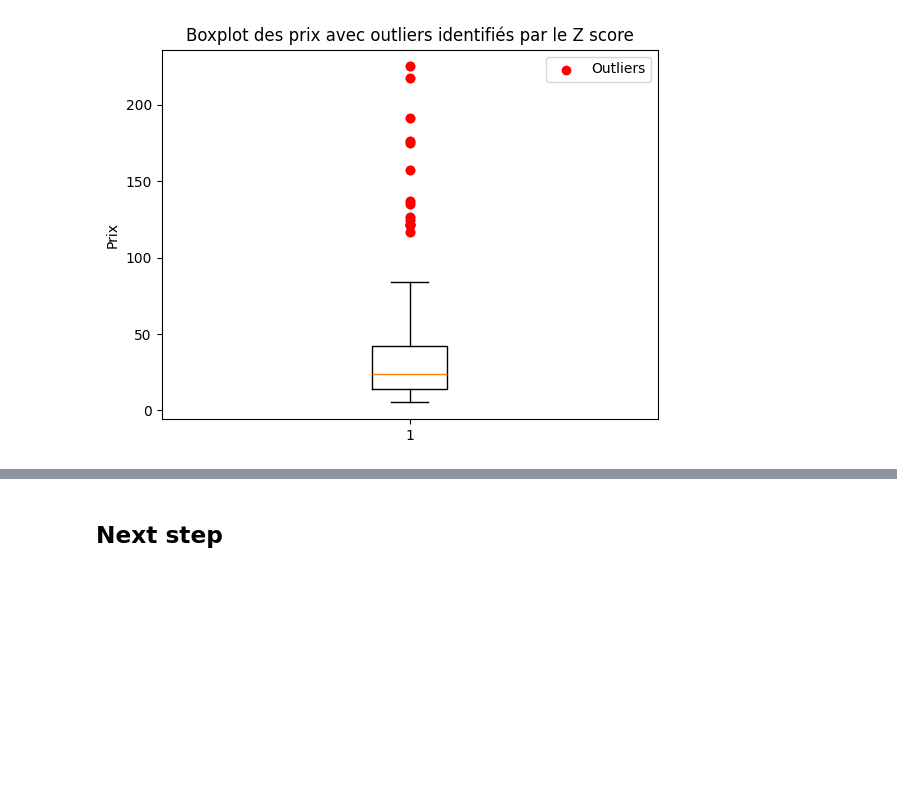
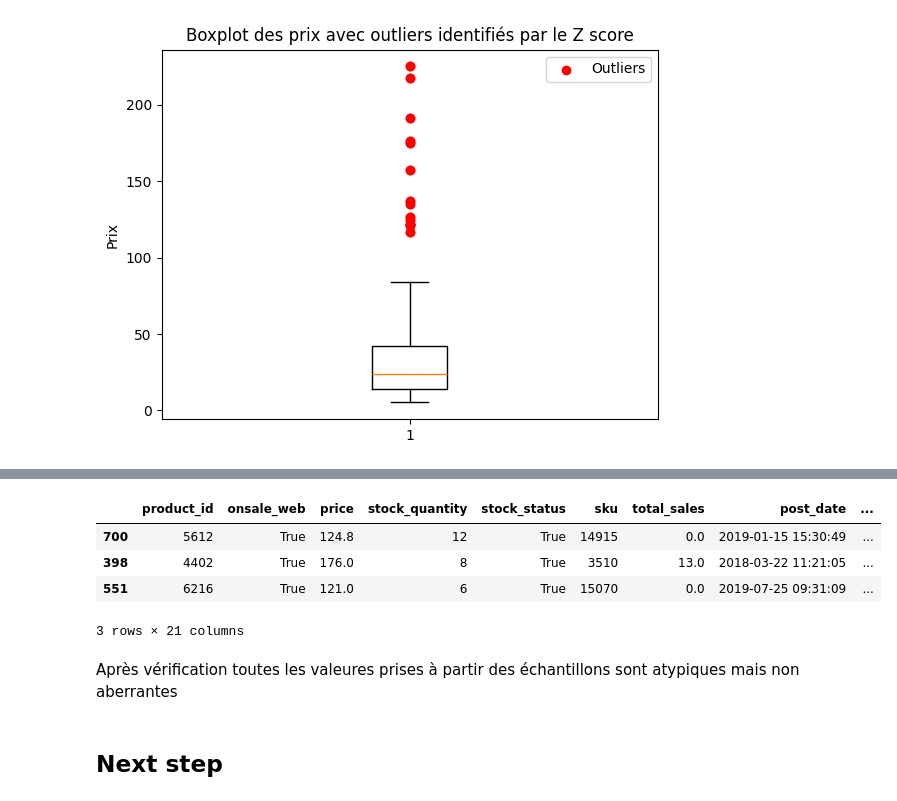
Before and after one commit to Idolrice/projet_6_OC, a Jupyter notebook: notebooks/02-analyze.ipynb, the cells around one changed output, grey strips where cells are left out. Drawn from its saved outputs; the diff is of its cells as text; code cells hidden in the pictures; blank space fills up the shorter version.

```diff
--- a/notebooks/02-analyze.ipynb
+++ b/notebooks/02-analyze.ipynb
@@ -435,3 +447,13 @@ fig_Z.show()
+# %%
+outliers_Z_score.sample(frac=0.1)
+# %% [output]
+|  | product_id | onsale_web | price | stock_quantity | stock_status | sku | total_sales | post_date | ... |
+| 700 | 5612 | True | 124.8 | 12 | True | 14915 | 0.0 | 2019-01-15 15:30:49 | ... |
+| 398 | 4402 | True | 176.0 | 8 | True | 3510 | 13.0 | 2018-03-22 11:21:05 | ... |
+| 551 | 6216 | True | 121.0 | 6 | True | 15070 | 0.0 | 2019-07-25 09:31:09 | ... |
+3 rows × 21 columns
+# %% [markdown]
+Après vérification toutes les valeures prises à partir des échantillons sont atypiques mais non aberrantes
 # %% [markdown]
 ## Next step
 # %% [markdown]
```
Also changed, not shown: parts of 2 cells of this notebook.
